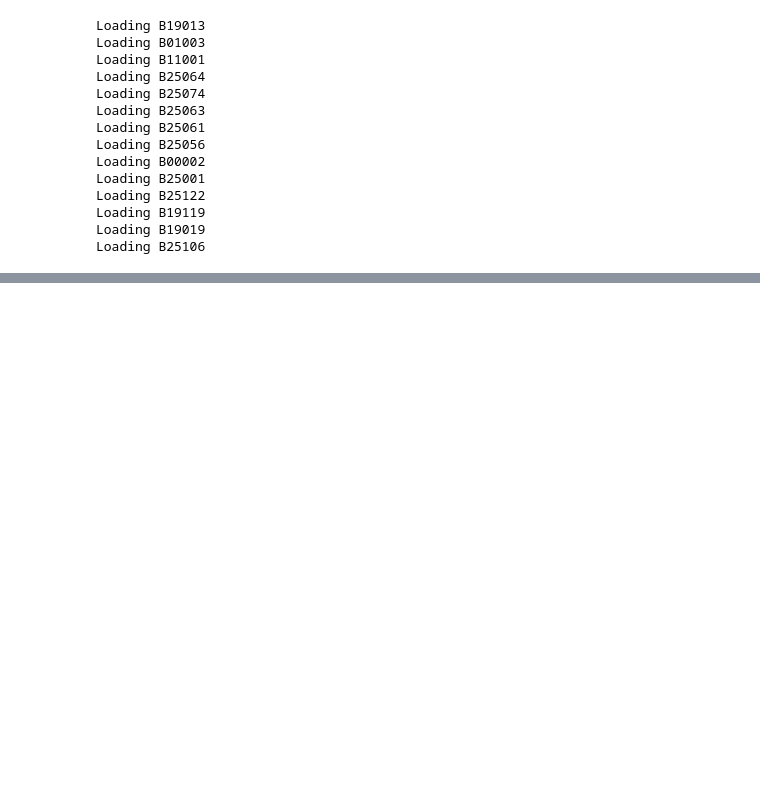
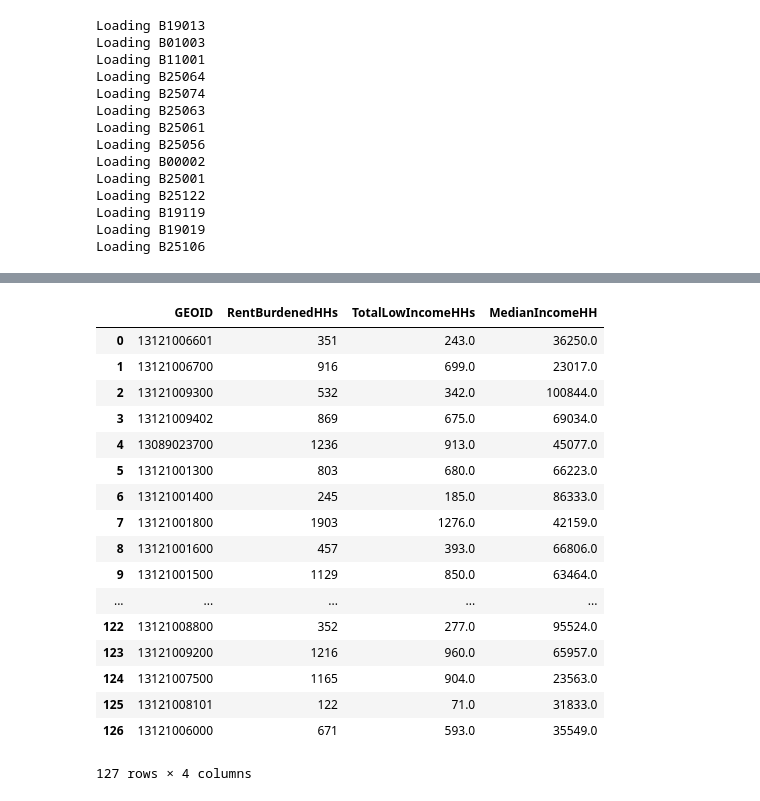
Before and after one commit to anovas2/AAHA, a Jupyter notebook: ETL/main - Alex2.ipynb, the cells around one changed output, grey strips where cells are left out. Drawn from its saved outputs; the diff is of its cells as text; code cells hidden in the pictures; blank space fills up the shorter version.

```diff
--- a/ETL/main - Alex2.ipynb
+++ b/ETL/main - Alex2.ipynb
@@ -318,0 +173,24 @@ KeyError: 1
+# %%
+#Pull HOUSEHOLD INCOME BY GROSS RENT AS A PERCENTAGE OF HOUSEHOLD INCOME IN THE PAST 12 MONTHS and group by year
+medianincome = alltables['B19019']
+
+medianincome.drop(columns='YEAR')
+
+# display(medianincome)
+#Set years to loop through
+years = [2017.0]
+
+medianincomehh = pd.DataFrame()
+
+# lowincomehouseholds['TotalHHs'] = medianincomehh
+
+# only keep the related columns
+cols_of_sum=['MEDIAN HOUSEHOLD INCOME IN THE PAST 12 MONTHS (IN 2016 INFLATION-ADJUSTED DOLLARS) BY HOUSEHOLD SIZE_Estimate!!Total']
+
+# lowincomehhs = medianincomehh[cols_of_interest]
+medianincomehh['GEOID'] = medianincome['GEOID']
+medianincomehh['MedianIncomeHH'] = medianincome[cols_of_sum]
+
+medianincomehh = medianincomehh.loc[medianincomehh['MedianIncomeHH'] > 0]
+
+medianincomehh
@@ -381,0 +257,26 @@ lowincomehhs
+# %%
+#Final Summary for DB
+
+summary = housingburdenedhhs.merge(lowincomehhs.merge(medianincomehh, on='GEOID', how='inner'), on='GEOID', how='inner')
+
+display(summary)
+# actualsdata = actualsdata.merge(hweatherdata, on='date', how='inner')
+# %% [output]
+|  | GEOID | RentBurdenedHHs | TotalLowIncomeHHs | MedianIncomeHH |
+| 0 | 13121006601 | 351 | 243.0 | 36250.0 |
+| 1 | 13121006700 | 916 | 699.0 | 23017.0 |
+| 2 | 13121009300 | 532 | 342.0 | 100844.0 |
+| 3 | 13121009402 | 869 | 675.0 | 69034.0 |
+| 4 | 13089023700 | 1236 | 913.0 | 45077.0 |
+| 5 | 13121001300 | 803 | 680.0 | 66223.0 |
+| 6 | 13121001400 | 245 | 185.0 | 86333.0 |
+| 7 | 13121001800 | 1903 | 1276.0 | 42159.0 |
+| 8 | 13121001600 | 457 | 393.0 | 66806.0 |
+| 9 | 13121001500 | 1129 | 850.0 | 63464.0 |
+| ... | ... | ... | ... | ... |
+| 122 | 13121008800 | 352 | 277.0 | 95524.0 |
+| 123 | 13121009200 | 1216 | 960.0 | 65957.0 |
+| 124 | 13121007500 | 1165 | 904.0 | 23563.0 |
+| 125 | 13121008101 | 122 | 71.0 | 31833.0 |
+| 126 | 13121006000 | 671 | 593.0 | 35549.0 |
+127 rows × 4 columns
```
Also changed, not shown: parts of 8 cells of this notebook, 2 other files.
